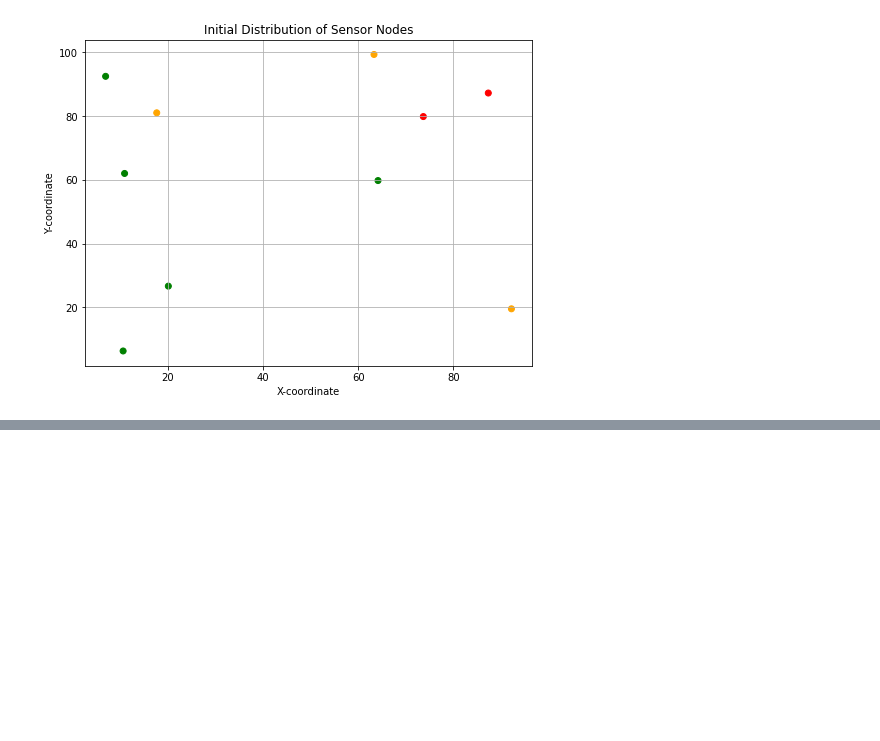
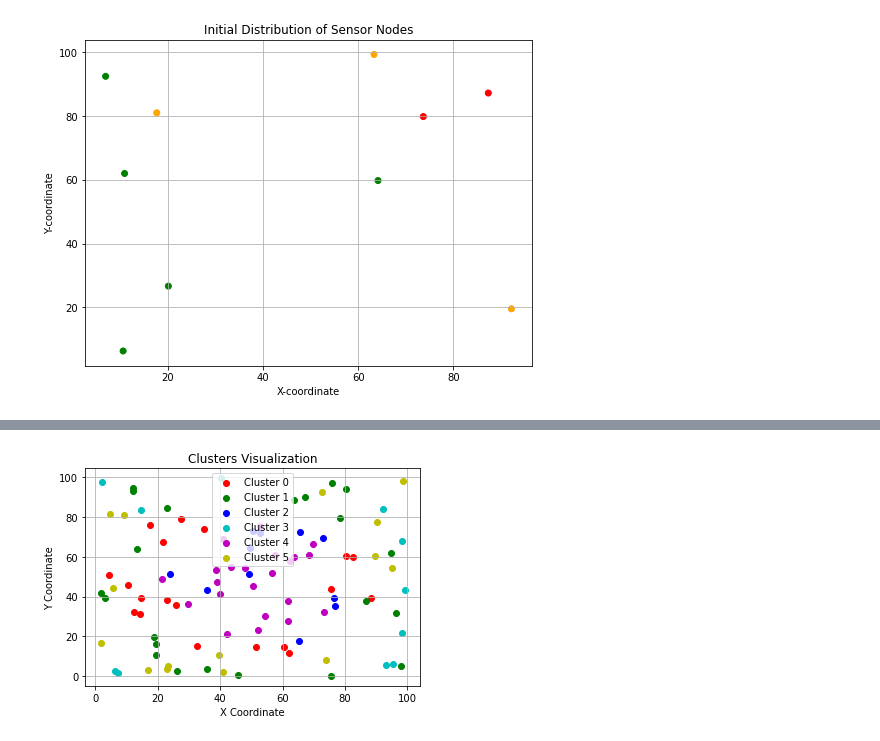
Before and after one commit to ssuruchi/MajorProject, a Jupyter notebook: code.ipynb, the cells around one changed output, grey strips where cells are left out. Saved outputs shown, nothing was run; the diff lists cells and outputs as text; code cells hidden in the pictures; blank space fills up the shorter version.

```diff
--- a/code.ipynb
+++ b/code.ipynb
@@ -623,0 +624,80 @@ Optimal Node Coordinates(x, y): (6.9587432694753755, 92.41622001807545), Energy:
+# %%
+from sklearn.cluster import KMeans
+from sklearn.preprocessing import StandardScaler
+import numpy as np
+import matplotlib.pyplot as plt
+
+def visualize_clusters(data, cluster_assignments):
+    # Extract x and y coordinates from data
+    x = data[:, 0]
+    y = data[:, 1]
+
+    # Define colors for each cluster
+    colors = ['r', 'g', 'b', 'c', 'm', 'y', 'k']
+
+    # Plot data points with different colors for each cluster
+    for i, label in enumerate(set(cluster_assignments)):
+        cluster_data = data[cluster_assignments == label]
+        plt.scatter(cluster_data[:, 0], cluster_data[:, 1], color=colors[i % len(colors)], label=f'Cluster {label}')
+
+    plt.xlabel('X Coordinate')
+    plt.ylabel('Y Coordinate')
+    plt.title('Clusters Visualization')
+    plt.legend()
+    plt.grid(True)
+    plt.show()
+
+num_nodes = 100
+high_level_nodes = int(0.1 * num_nodes)
+mid_level_nodes = int(0.2 * num_nodes)
+low_level_nodes = num_nodes - high_level_nodes - mid_level_nodes
+
+high_energy_nodes = [[np.random.uniform(0, 100), np.random.uniform(0, 100), np.random.uniform(1.5, 2)] for _ in range(high_level_nodes)]
+mid_energy_nodes =  [[np.random.uniform(0, 100), np.random.uniform(0, 100), np.random.uniform(1, 1.5)] for _ in range(mid_level_nodes)]
+low_energy_nodes =  [[np.random.uniform(0, 100), np.random.uniform(0, 100), np.random.uniform(0, 1)] for _ in range(low_level_nodes)]
+data = high_energy_nodes + mid_energy_nodes + low_energy_nodes
+data = np.array(data)
+
+# Calculate distance from base station (replace this with your calculation)
+base_station = np.array([50, 50])
+distances = np.linalg.norm(data[:, :2] - base_station, axis=1)
+
+# Combine features (energy level and distance) for clustering
+features = np.column_stack((data[:, 2], distances))
+
+# Scale features
+scaler = StandardScaler()
+scaled_features = scaler.fit_transform(features)
+
+# Determine the number of clusters
+min_clusters = max(1, int(0.05 * len(data)))  # 5% of data points
+max_clusters = int(np.sqrt(len(data)))  # sqrt(n) clusters
+num_clusters = np.random.randint(min_clusters, max_clusters + 1)
+
+# Perform K-Means clustering
+kmeans = KMeans(n_clusters=num_clusters, random_state=42)
+kmeans.fit(scaled_features)
+
+# Get cluster assignments
+cluster_assignments = kmeans.labels_
+
+# Count the number of clusters
+num_clusters = len(set(cluster_assignments))
+
+# Initialize dictionary to store cluster members
+cluster_members = {i: [] for i in range(num_clusters)}
+
+# Populate cluster members dictionary
+for i, label in enumerate(cluster_assignments):
+    cluster_members[label].append(i)
+
+# Print number of clusters and cluster members
+print("Number of Clusters:", num_clusters)
+count = 0
+for cluster, members in cluster_members.items():
+    print(f"Cluster {cluster}: {members}")
+    count += len(members)
+# print("Cluster Assignments:", cluster_assignments)
+print(count)
+visualize_clusters(data, cluster_assignments)
+# %% [output]
@@ -623,0 +712 @@ Optimal Node Coordinates(x, y): (6.9587432694753755, 92.41622001807545), Energy:
+[figure, added]
```
Also changed, not shown: parts of 5 cells of this notebook.
